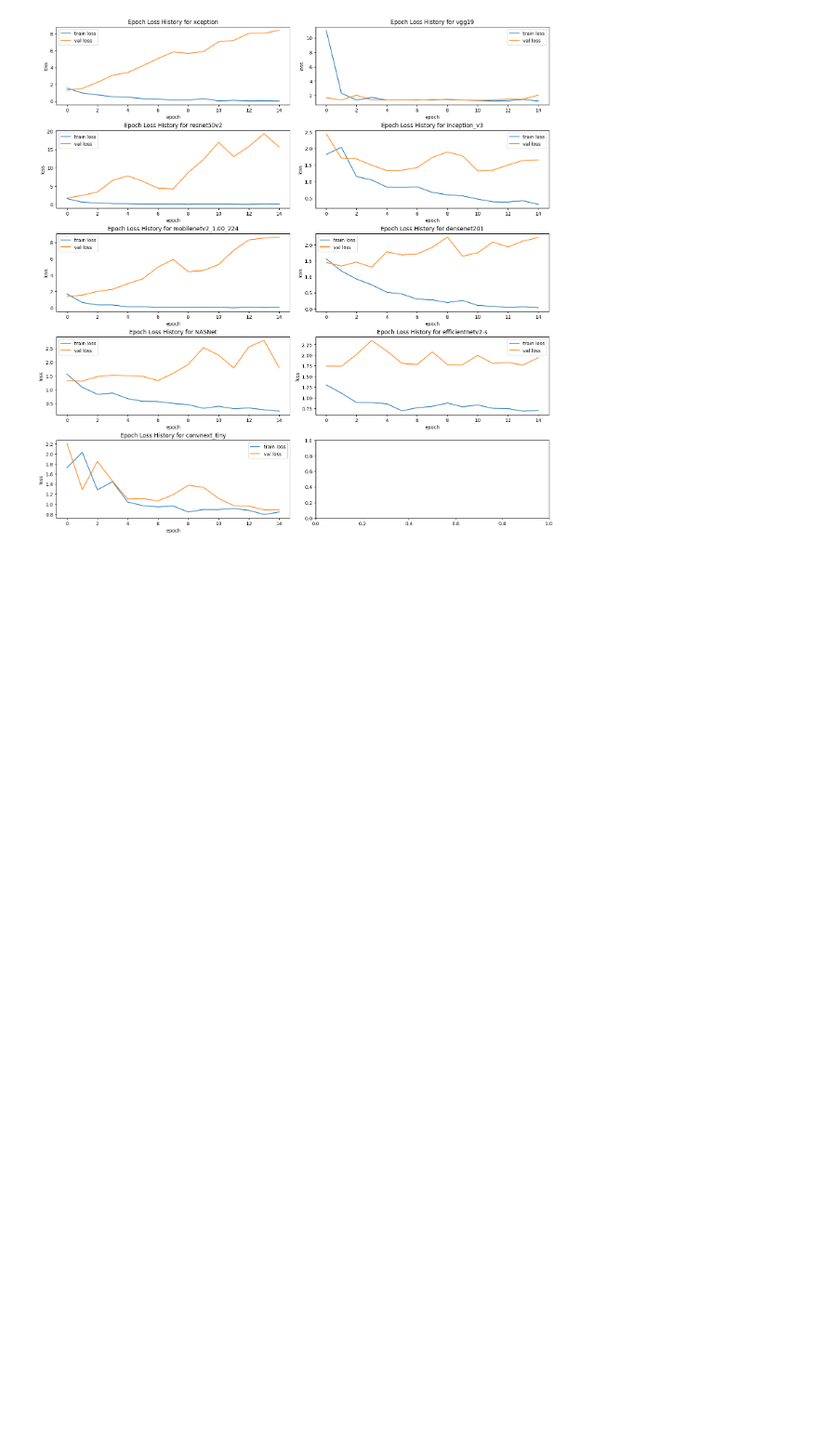
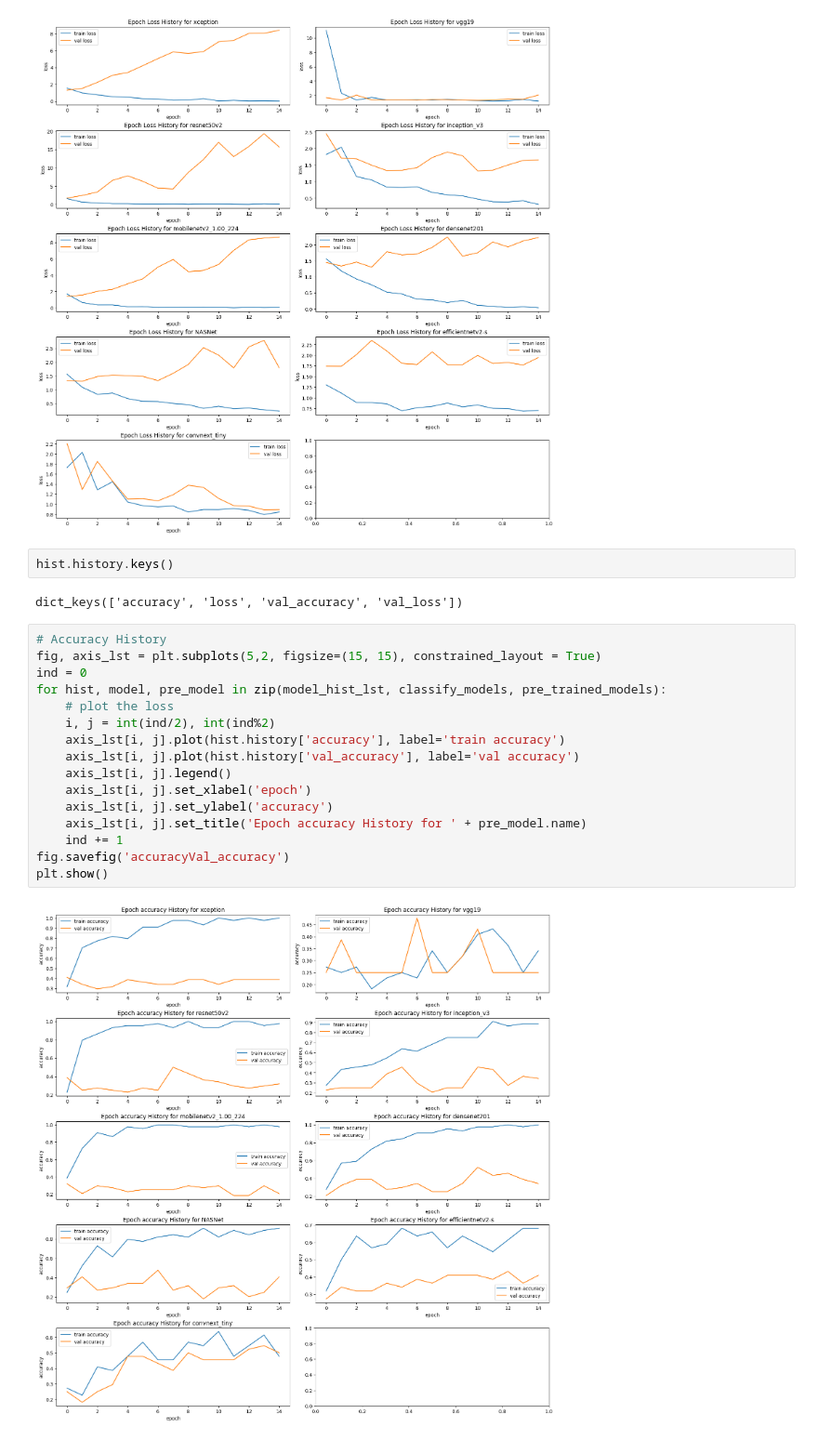
Before and after one commit to suryan0800/DL-CNN-Transfer-Learning, a Jupyter notebook: Transfer_Learning.ipynb, the cells around one changed output. Shown at 93% size. Saved outputs shown, nothing was run; the diff lists cells and outputs as text; blank space fills up the shorter version.

Commit message:
accuracy history added

```diff
--- a/Transfer_Learning.ipynb
+++ b/Transfer_Learning.ipynb
@@ -365,3 +365,25 @@ fig.savefig('LossVal_loss')
 plt.show()
 # %% [output]
 [figure]
+# %%
+hist.history.keys()
+# %% [output]
+dict_keys(['accuracy', 'loss', 'val_accuracy', 'val_loss'])
+# %%
+# Accuracy History
+fig, axis_lst = plt.subplots(5,2, figsize=(15, 15), constrained_layout = True)
+ind = 0
+for hist, model, pre_model in zip(model_hist_lst, classify_models, pre_trained_models):
+    # plot the loss
+    i, j = int(ind/2), int(ind%2)
+    axis_lst[i, j].plot(hist.history['accuracy'], label='train accuracy')
+    axis_lst[i, j].plot(hist.history['val_accuracy'], label='val accuracy')
+    axis_lst[i, j].legend()
+    axis_lst[i, j].set_xlabel('epoch')
+    axis_lst[i, j].set_ylabel('accuracy')
+    axis_lst[i, j].set_title('Epoch accuracy History for ' + pre_model.name)
+    ind += 1
+fig.savefig('accuracyVal_accuracy')
+plt.show()
+# %% [output]
+[figure, added]
```
Also changed, not shown: 1 other file.
